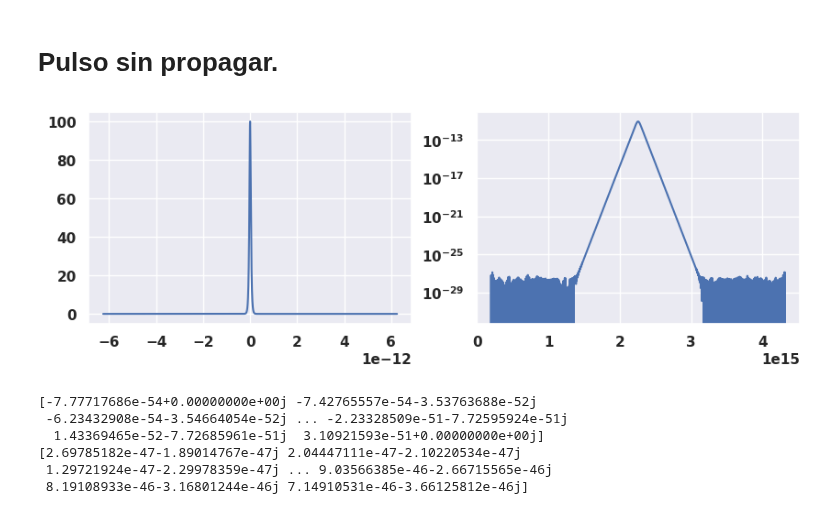
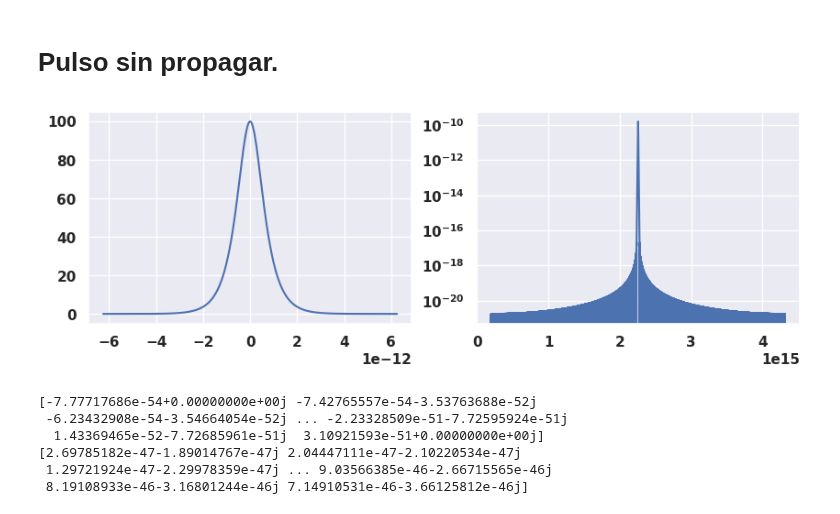
Before and after one commit to EstebanM-98/University_codes, a Jupyter notebook: Ingenieria/Nonlinear_Optics/Codigo_lab2.ipynb, the cells around one changed output. Drawn from its saved outputs; the diff is of its cells as text; code cells hidden in the pictures.

```diff
--- a/Ingenieria/Nonlinear_Optics/Codigo_lab2.ipynb
+++ b/Ingenieria/Nonlinear_Optics/Codigo_lab2.ipynb
@@ -725,29 +780,29 @@ array([nan+nanj, nan+nanj, nan+nanj, ..., nan+nanj, nan+nanj, nan+nanj])
 # %%
 n = 2**13    # number of grid points
 TimeWindow = 12.5e-12 # width of time window [s]
 c = 299792458;            #speed of light [m/s]
 wavelength = 835e-9      #reference wavelength [m]
 w0 = (2*np.pi*c)/wavelength  #reference frequency [Hz]
 dT =  TimeWindow /n
 TimeGrid =  np.arange(- TimeWindow /2, TimeWindow /2,dT) #  time grid
 power = 10000            #peak power of input [W]
-t0 =28.4e-15       # duration of input [s]
+t0 =500e-15       # duration of input [s]
 f_minn=1/(2*dT)
 V=2*np.pi*np.arange(-f_minn, f_minn,1/(dT*n)) # frequency grid
 W = V + w0
 A = np.sqrt(power)*1/np.cosh(TimeGrid/t0) # input field [W^(1/2)]
 C_tilde=np.fft.fftshift(np.fft.ifft(np.fft.fftshift(A)))*TimeWindow
 
 
 f=plt.figure(figsize=(10,3))
 plt.subplot(121)
 plt.plot(TimeGrid,A)
 
 plt.subplot(122)
 plt.plot(W,C_tilde)
 plt.yscale('log')
 # %% [output]
-[figure, old version]
+[figure, new version]
 # %%
 yy=propagar()
 # %% [output]
```
Also changed, not shown: parts of 10 cells of this notebook, 4 other files.
